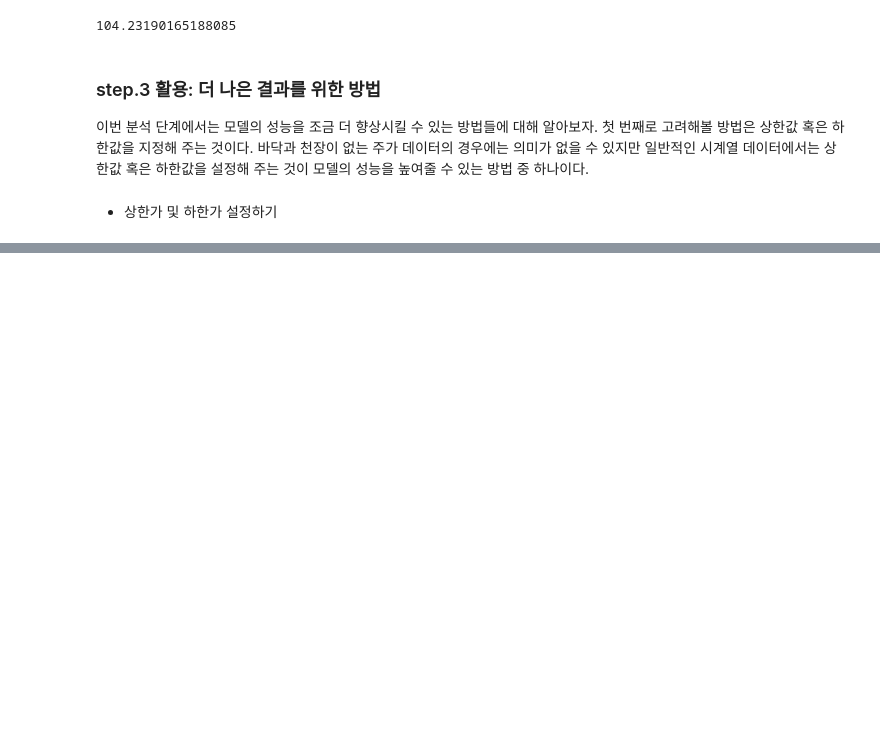
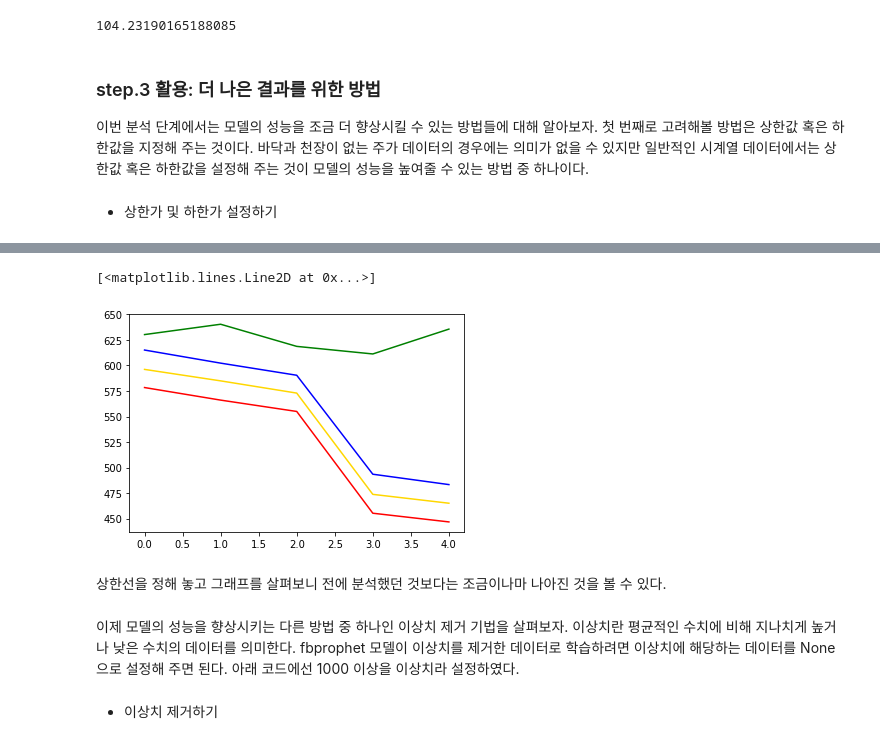
Before and after one commit to jaeyoon89/jaeyoon_study, a Jupyter notebook: tsla_data_analysis.ipynb, the cells around one changed output, grey strips where cells are left out. Saved outputs shown, nothing was run; the diff lists cells and outputs as text; code cells hidden in the pictures; blank space fills up the shorter version.

```diff
--- a/tsla_data_analysis.ipynb
+++ b/tsla_data_analysis.ipynb
@@ -351,0 +365,30 @@ NameError: name 'bitcoin_df' is not defined
+# %%
+tsla_df = yf.download('TSLA',
+                      start='2019-01-01',
+                      end='2021-03-31',
+                      progress=False)
+
+tsla_df = tsla_df[["Close"]]
+
+tsla_df = tsla_df.reset_index()
+
+tsla_df.columns = ['ds', 'y']
+
+pred_y = forecast_data.yhat.values[-5:]
+test_y = tsla_test_df.Close.values
+pred_y_lower = forecast_data.yhat_lower.values[-5:]
+pred_y_upper = forecast_data.yhat_upper.values[-5:]
+# %%
+plt.plot(pred_y, color="gold")
+plt.plot(pred_y_lower, color="red")
+plt.plot(pred_y_upper, color="blue")
+plt.plot(test_y, color="green")
+# %% [output]
+[<matplotlib.lines.Line2D at 0x...>]
+[figure, added]
+# %% [markdown]
+상한선을 정해 놓고 그래프를 살펴보니 전에 분석했던 것보다는 조금이나마 나아진 것을 볼 수 있다.
+# %% [markdown]
+이제 모델의 성능을 향상시키는 다른 방법 중 하나인 이상치 제거 기법을 살펴보자. 이상치란 평균적인 수치에 비해 지나치게 높거나 낮은 수치의 데이터를 의미한다. fbprophet 모델이 이상치를 제거한 데이터로 학습하려면 이상치에 해당하는 데이터를 None으로 설정해 주면 된다. 아래 코드에선 1000 이상을 이상치라 설정하였다.
+# %% [markdown]
+- 이상치 제거하기
```
Also changed, not shown: parts of 12 cells of this notebook.
